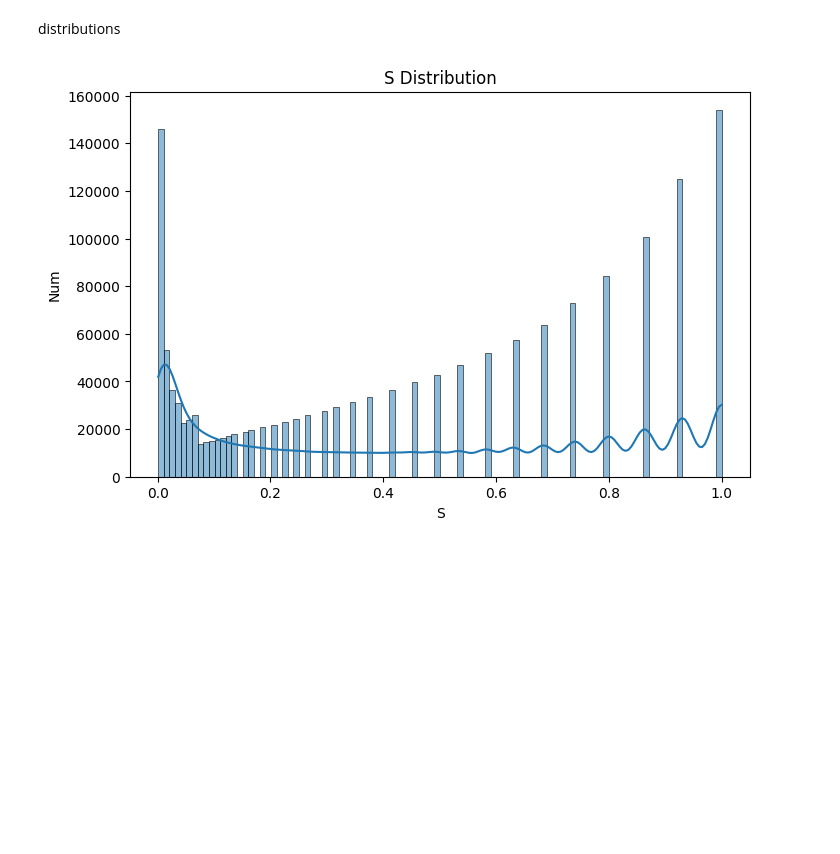
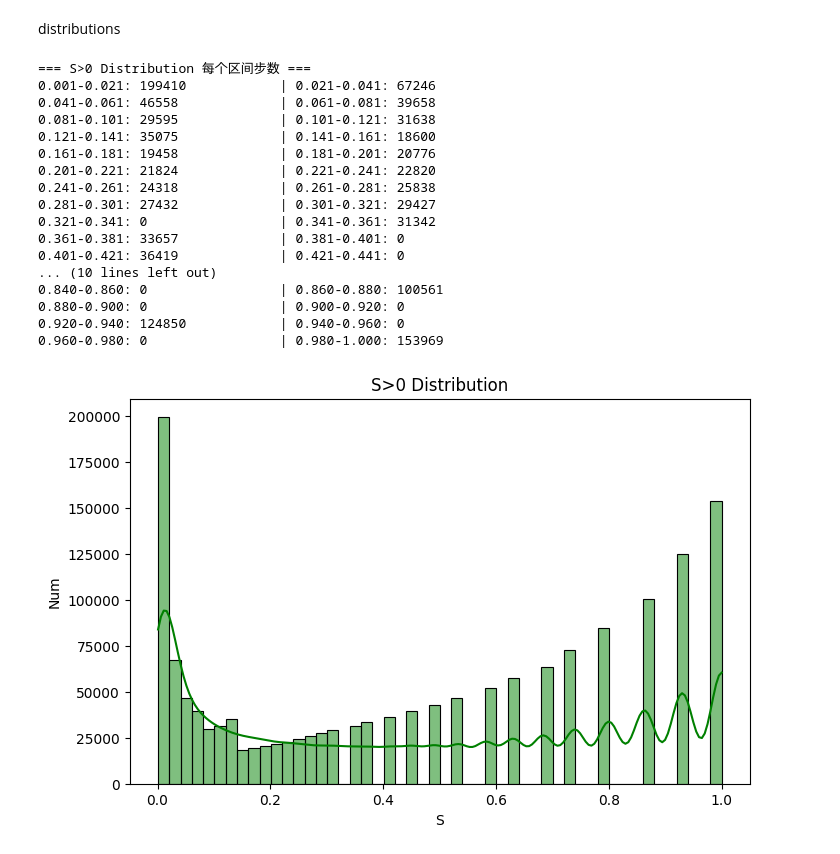
Before and after one commit to zZimablueee/Chess, a Jupyter notebook: complexity/analysis.ipynb, the cells around one changed output. Drawn from its saved outputs; the diff is of its cells as text; code cells hidden in the pictures; blank space fills up the shorter version.

```diff
--- a/complexity/analysis.ipynb
+++ b/complexity/analysis.ipynb
@@ -132,12 +108,0 @@ import seaborn as sns
-# %%
-#complex distribution
-df_nontrivial = df_moves[df_moves['S'] > 0]
-
-plt.figure(figsize=(8,5))
-sns.histplot(df_nontrivial['S'], bins=100, kde=True)
-plt.title('S Distribution')
-plt.ylabel('Num')
-plt.xlabel('S')
-plt.show()
-# %% [output]
-[figure, removed]
@@ -144 +132,34 @@ plt.show()
+# %%
+#complex distribution
+#所有步数，除去S=0的，在不同S值区间的分布情况
+df_nontrivial = df_moves[df_moves['S'] > 0]
+hist_df_nontrivial = plot_hist_with_values(
+    df_nontrivial,       # DataFrame
+    col='S',             # 要绘制的列
+    bins=50,             # 分50个区间
+    kde=True,            # 显示 KDE 曲线
+    color='green',       # 柱子颜色
+    title='S>0 Distribution',
+    xlabel='S',
+    ylabel='Num'
+)
+# %% [output]
+=== S>0 Distribution 每个区间步数 ===
+0.001-0.021: 199410            | 0.021-0.041: 67246
+0.041-0.061: 46558             | 0.061-0.081: 39658
+0.081-0.101: 29595             | 0.101-0.121: 31638
+0.121-0.141: 35075             | 0.141-0.161: 18600
+0.161-0.181: 19458             | 0.181-0.201: 20776
+0.201-0.221: 21824             | 0.221-0.241: 22820
+0.241-0.261: 24318             | 0.261-0.281: 25838
+0.281-0.301: 27432             | 0.301-0.321: 29427
+0.321-0.341: 0                 | 0.341-0.361: 31342
+0.361-0.381: 33657             | 0.381-0.401: 0
+0.401-0.421: 36419             | 0.421-0.441: 0
+... (10 lines left out)
+0.840-0.860: 0                 | 0.860-0.880: 100561
+0.880-0.900: 0                 | 0.900-0.920: 0
+0.920-0.940: 124850            | 0.940-0.960: 0
+0.960-0.980: 0                 | 0.980-1.000: 153969
+[figure, added]
 # %%
```
Also changed, not shown: parts of 17 cells of this notebook, 3 other files.
